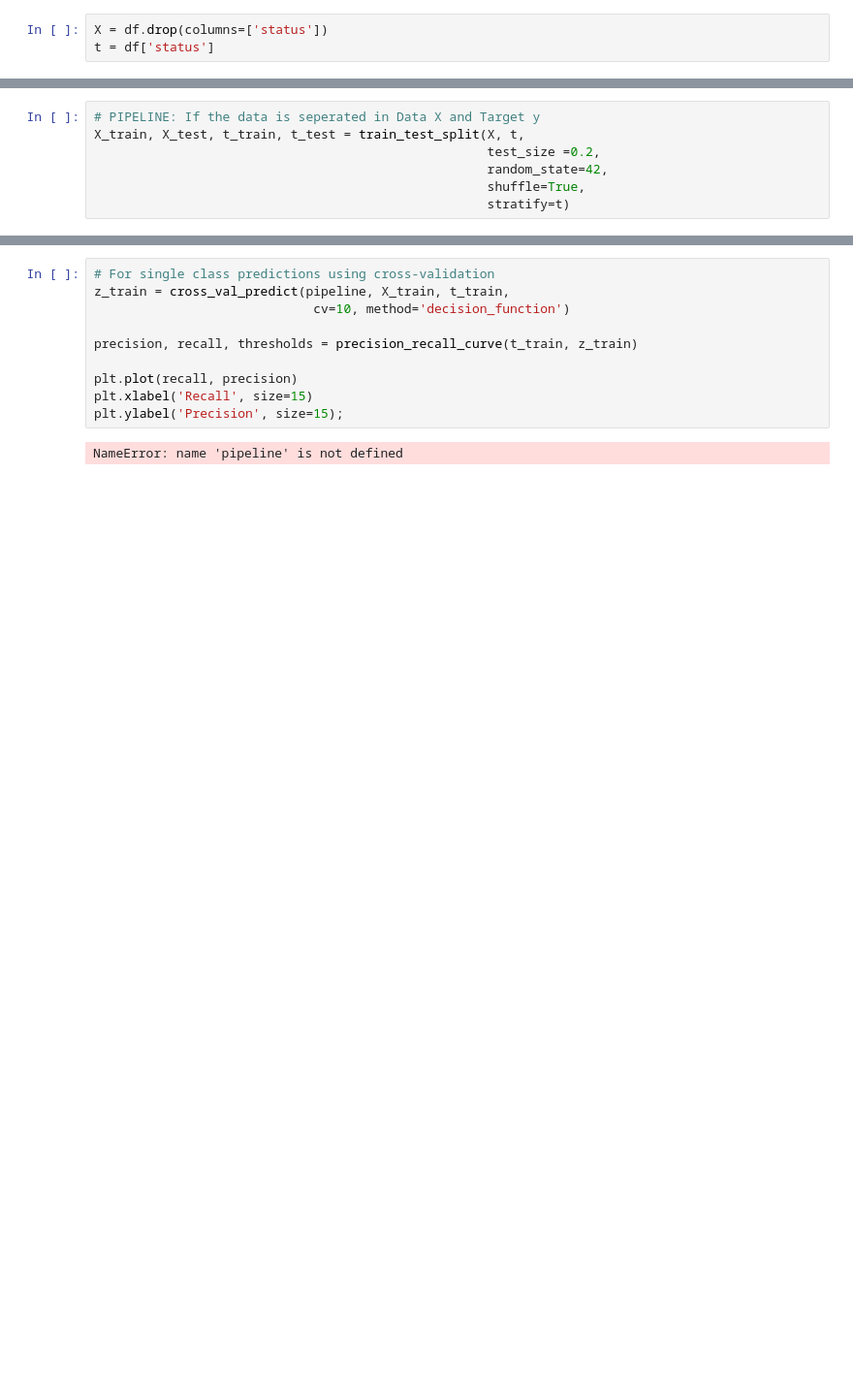
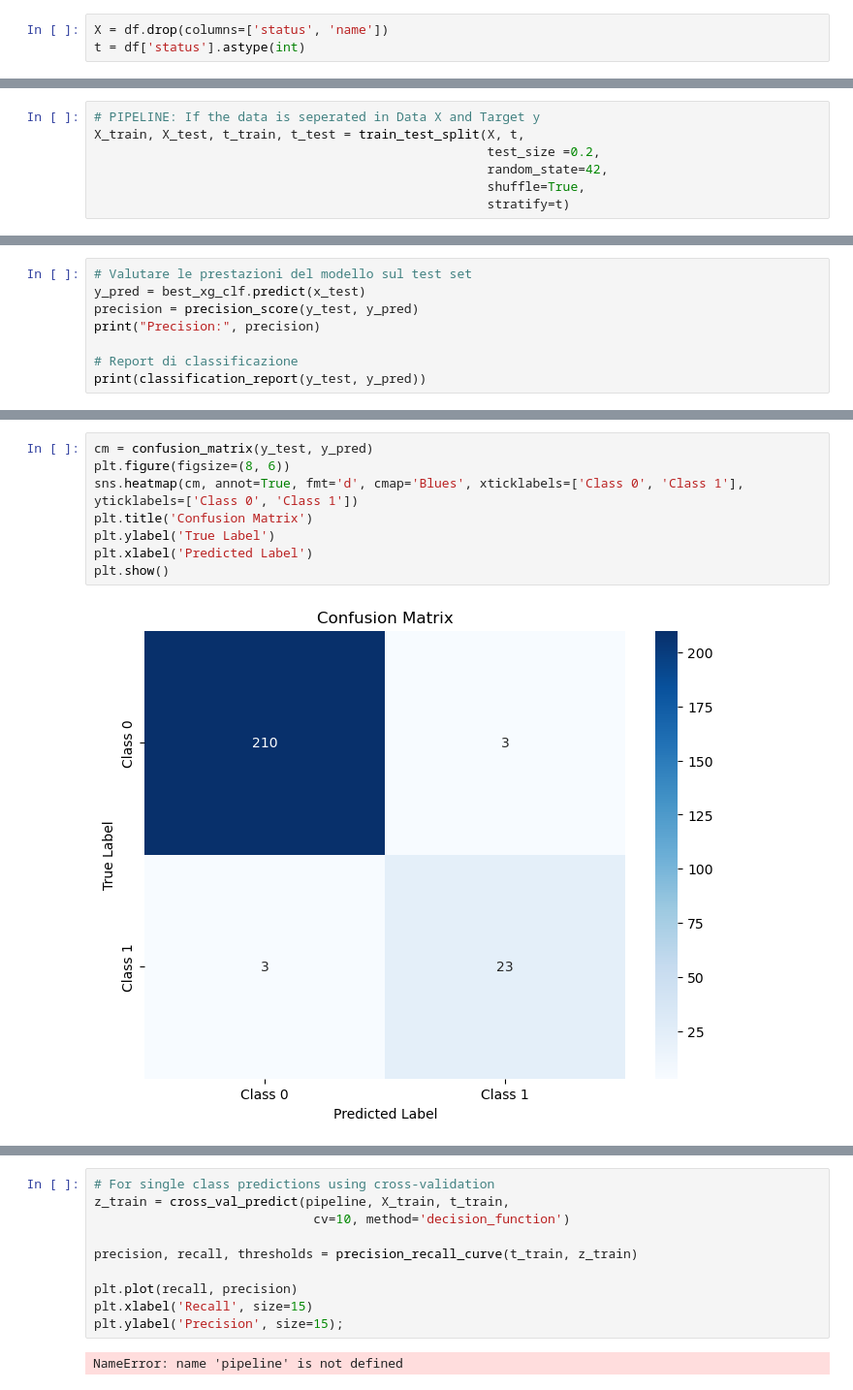
Before and after one commit to AdityaAdke123/Handwriting_Detection, a Jupyter notebook: training.ipynb, the cells around one changed output, grey strips where cells are left out. Shown: that part at 97% size. Saved outputs shown, nothing was run; the diff lists cells and outputs as text; blank space fills up the shorter version.

```diff
--- a/training.ipynb
+++ b/training.ipynb
@@ -21,5 +24,5 @@ print(feature_names)
 # %% [output]
 ['name', 'MDVP:Fo(Hz)', 'MDVP:Fhi(Hz)', 'MDVP:Flo(Hz)', 'MDVP:Jitter(%)', 'MDVP:Jitter(Abs)', 'MDVP:RAP', 'MDVP:PPQ', 'Jitter:DDP', 'MDVP:Shimmer', 'MDVP:Shimmer(dB)', 'Shimmer:APQ3', 'Shimmer:APQ5',  ...
 # %%
-X = df.drop(columns=['status'])
-t = df['status']
+X = df.drop(columns=['status', 'name'])
+t = df['status'].astype(int)
@@ -79,0 +133,8 @@ X_train, X_test, t_train, t_test = train_test_split(X, t,
+# %%
+# Valutare le prestazioni del modello sul test set
+y_pred = best_xg_clf.predict(x_test)
+precision = precision_score(y_test, y_pred)
+print("Precision:", precision)
+
+# Report di classificazione
+print(classification_report(y_test, y_pred))
@@ -80,2 +151,12 @@ X_train, X_test, t_train, t_test = train_test_split(X, t,
+# %%
+cm = confusion_matrix(y_test, y_pred)
+plt.figure(figsize=(8, 6))
+sns.heatmap(cm, annot=True, fmt='d', cmap='Blues', xticklabels=['Class 0', 'Class 1'], yticklabels=['Class 0', 'Class 1'])
+plt.title('Confusion Matrix')
+plt.ylabel('True Label')
+plt.xlabel('Predicted Label')
+plt.show()
+# %% [output]
+[figure, added]
 # %%
 classifier = {
```
Also changed, not shown: parts of 14 cells of this notebook, 4 other files.
